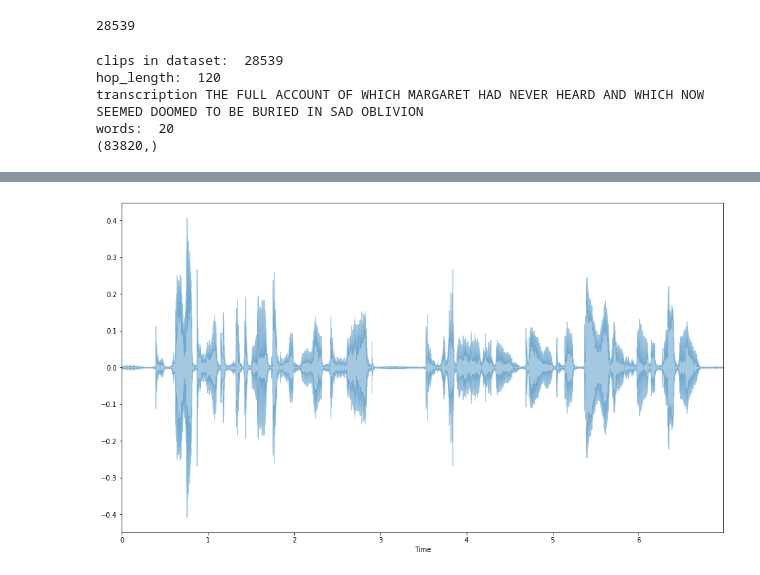
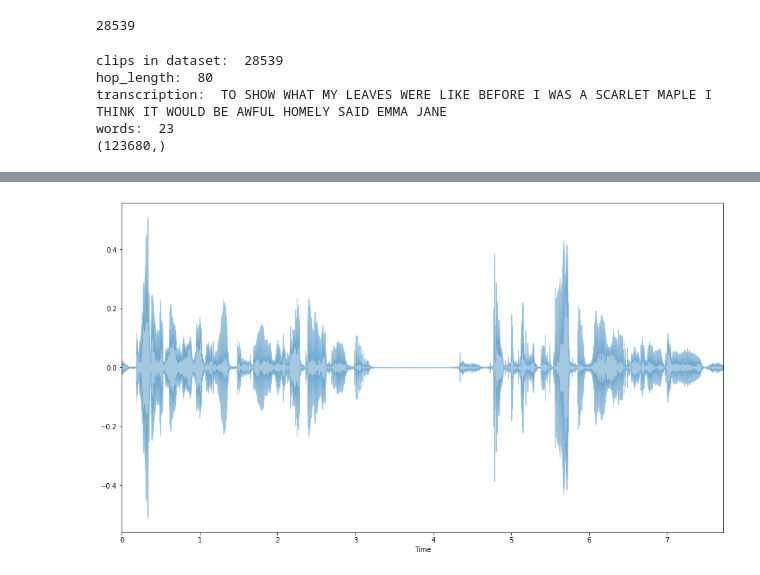
Before and after one commit to Majkil/Artefact, a Jupyter notebook: pg Split audio.ipynb, the cells around one changed output, grey strips where cells are left out. Drawn from its saved outputs; the diff is of its cells as text; code cells hidden in the pictures.

```diff
--- a/pg Split audio.ipynb
+++ b/pg Split audio.ipynb
@@ -13,27 +13,27 @@ len(clips)
 28539
 # %%
 plt.figure(figsize=(16,9))
-sr = 12000
-hop_length = int(sr/100)
+sr = 16000
+hop_length = int(sr/200)
 frame_length = int(hop_length*2)
 clips = fcs.get_audio_files(libri_train)
-clip = clips[6702]
+clip = clips[2402]
 audio, sr = librosa.load(clip, sr=sr)
 transcription = GetTranscription.get_file_transcript(clip)
 print("clips in dataset: ", len(clips))
 print("hop_length: " ,hop_length)
 print("transcription: ", transcription)
 print("words: ", len(transcription.split(" ")))
 print(audio.shape)
 librosa.display.waveplot(audio,sr=sr,alpha=0.4)
 ipd.Audio(audio, rate=sr)
 # %% [output]
 clips in dataset:  28539
-hop_length:  120
-transcription THE FULL ACCOUNT OF WHICH MARGARET HAD NEVER HEARD AND WHICH NOW SEEMED DOOMED TO BE BURIED IN SAD OBLIVION
-words:  20
-(83820,)
+hop_length:  80
+transcription:  TO SHOW WHAT MY LEAVES WERE LIKE BEFORE I WAS A SCARLET MAPLE I THINK IT WOULD BE AWFUL HOMELY SAID EMMA JANE
+words:  23
+(123680,)
 [interactive output not drawn]
-[figure, old version]
+[figure, new version]
 # %%
 f = librosa.feature.rms(audio,hop_length=hop_length, frame_length= frame_length).flatten()
```
Also changed, not shown: parts of 36 cells of this notebook, 3 other files.
